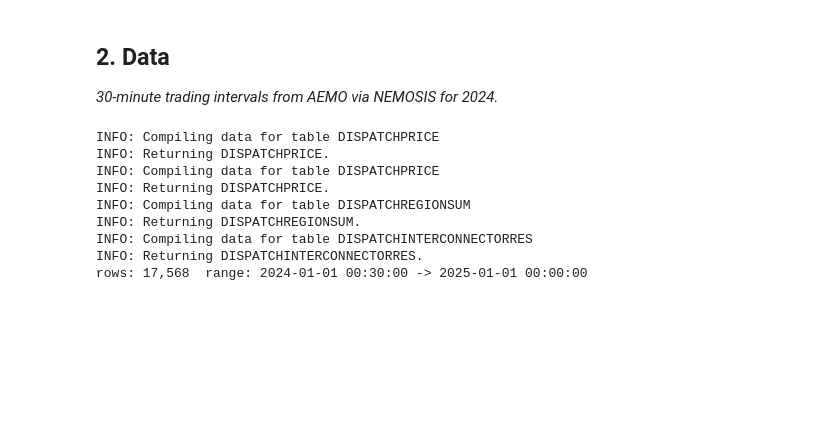
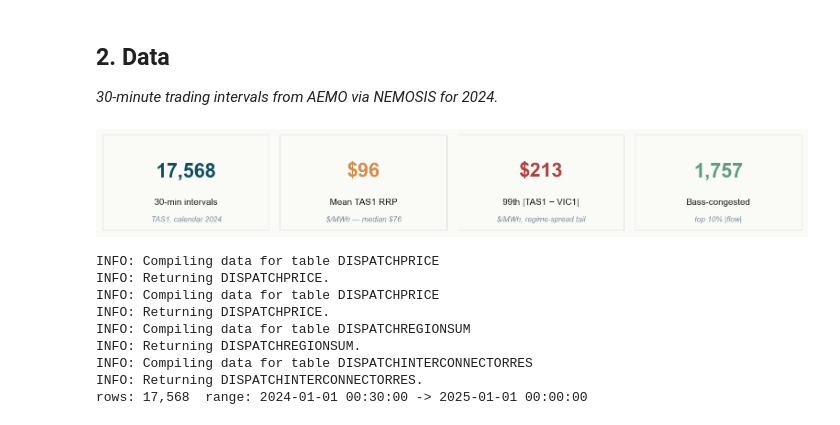
Before and after one commit to Ahmad-Jaradat-Space/tas1-price-basslink-forecast, a Jupyter notebook: notebook.ipynb, the cells around one changed output. Cells and saved outputs as stored; diff of their text form; code cells hidden in the pictures; blank space fills up the shorter version.

Commit message:
notebook: kpi banner above §2 data section, verdict table at end; existing executed outputs preserved

```diff
--- a/notebook.ipynb
+++ b/notebook.ipynb
@@ -43,6 +43,17 @@ different questions:
 ## 2. Data
 
 *30-minute trading intervals from AEMO via NEMOSIS for 2024.*
+# %%
+# Five-number-summary banner for the dataset
+fig = plots.kpi_banner([
+    ("17,568", "30-min intervals", "TAS1, calendar 2024"),
+    ("$96", "Mean TAS1 RRP", "$/MWh — median $76"),
+    ("$213", "99th |TAS1−VIC1|", "regime-spread tail"),
+    ("1,757", "Bass-congested", "top 10% |flow|"),
+])
+plt.show()
+# %% [output]
+[figure, added]
 # %%
 import warnings
 warnings.filterwarnings("ignore")
```
Also changed, not shown: parts of 10 cells of this notebook.
